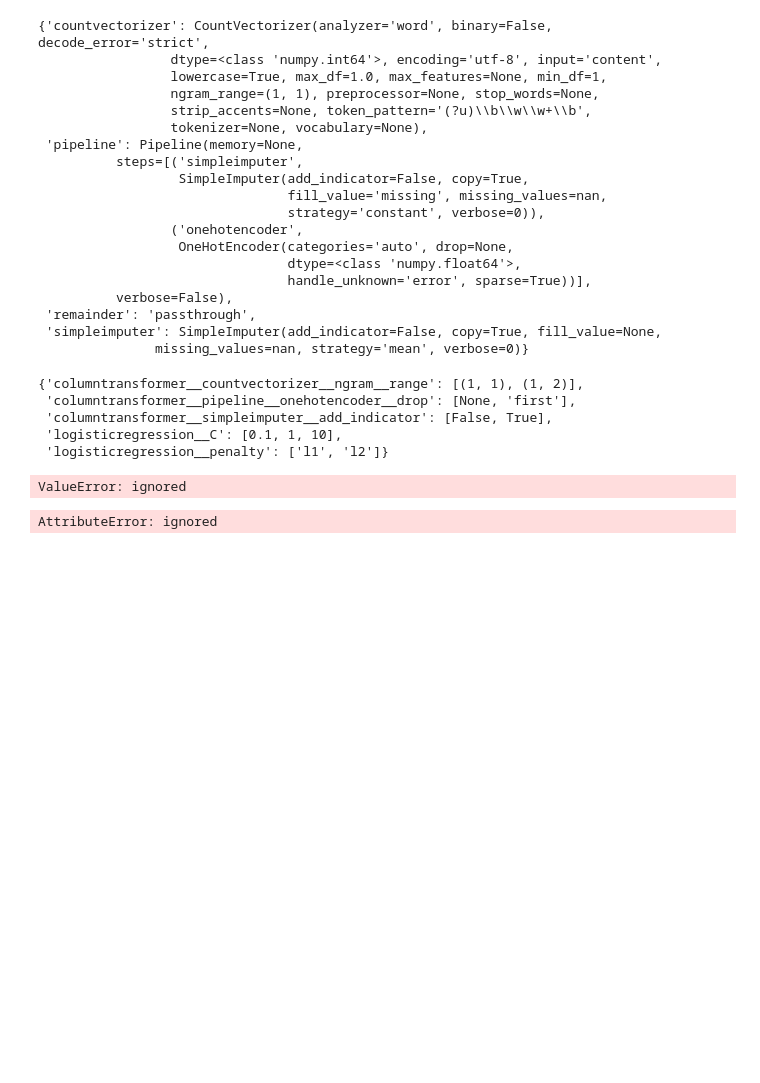
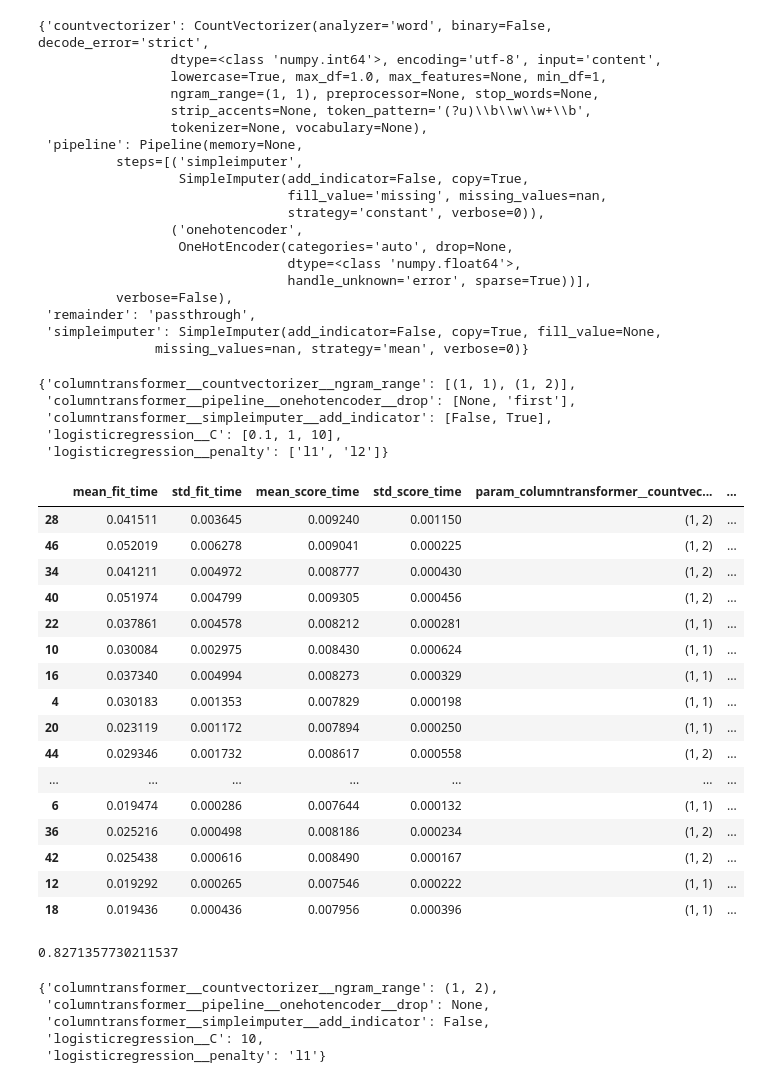
Before and after one commit to pranjalchaubey/Deep-Learning-Notes, a Jupyter notebook: Kevin's Data Science Class Notes/Kevin_Class_1_and_2_Code_with_Notes.ipynb, the cells around one changed output. Saved outputs shown, nothing was run; the diff lists cells and outputs as text; code cells hidden in the pictures; blank space fills up the shorter version.

Commit message:
fix: params typo in the last section

```diff
--- a/Kevin's Data Science Class Notes/Kevin_Class_1_and_2_Code_with_Notes.ipynb
+++ b/Kevin's Data Science Class Notes/Kevin_Class_1_and_2_Code_with_Notes.ipynb
@@ -874,13 +872,13 @@ pipe.named_steps.columntransformer.named_transformers_
                missing_values=nan, strategy='mean', verbose=0)}
 # %%
 params['columntransformer__pipeline__onehotencoder__drop'] = [None, 'first']
-params['columntransformer__countvectorizer__ngram__range'] = [(1,1), (1,2)]
+params['columntransformer__countvectorizer__ngram_range'] = [(1,1), (1,2)]
 params['columntransformer__simpleimputer__add_indicator'] = [False, True]
 params
 # We can name the pipelines to make this shorter, but in nested pipelines,
 # its going to be chaos anyway
 # %% [output]
-{'columntransformer__countvectorizer__ngram__range': [(1, 1), (1, 2)],
+{'columntransformer__countvectorizer__ngram_range': [(1, 1), (1, 2)],
  'columntransformer__pipeline__onehotencoder__drop': [None, 'first'],
  'columntransformer__simpleimputer__add_indicator': [False, True],
  'logisticregression__C': [0.1, 1, 10],
@@ -888,9 +886,28 @@ params
 # %%
 grid = GridSearchCV(pipe, params, cv=5, scoring='accuracy')
 grid.fit(X, y);
-# %% [output]
-ValueError: ignored
+# %%
+results = pd.DataFrame(grid.cv_results_)
+results.sort_values('rank_test_score')
+# %% [output]
+|  | mean_fit_time | std_fit_time | mean_score_time | std_score_time | param_columntransformer__countvec... | ... |
+| 28 | 0.041511 | 0.003645 | 0.009240 | 0.001150 | (1, 2) | ... |
+| 46 | 0.052019 | 0.006278 | 0.009041 | 0.000225 | (1, 2) | ... |
+| 34 | 0.041211 | 0.004972 | 0.008777 | 0.000430 | (1, 2) | ... |
+| 40 | 0.051974 | 0.004799 | 0.009305 | 0.000456 | (1, 2) | ... |
+| 22 | 0.037861 | 0.004578 | 0.008212 | 0.000281 | (1, 1) | ... |
+| 10 | 0.030084 | 0.002975 | 0.008430 | 0.000624 | (1, 1) | ... |
+| 16 | 0.037340 | 0.004994 | 0.008273 | 0.000329 | (1, 1) | ... |
+| 4 | 0.030183 | 0.001353 | 0.007829 | 0.000198 | (1, 1) | ... |
+| 20 | 0.023119 | 0.001172 | 0.007894 | 0.000250 | (1, 1) | ... |
+| 44 | 0.029346 | 0.001732 | 0.008617 | 0.000558 | (1, 2) | ... |
+| ... | ... | ... | ... | ... | ... | ... |
+| 6 | 0.019474 | 0.000286 | 0.007644 | 0.000132 | (1, 1) | ... |
+| 36 | 0.025216 | 0.000498 | 0.008186 | 0.000234 | (1, 2) | ... |
+| 42 | 0.025438 | 0.000616 | 0.008490 | 0.000167 | (1, 2) | ... |
+| 12 | 0.019292 | 0.000265 | 0.007546 | 0.000222 | (1, 1) | ... |
+| 18 | 0.019436 | 0.000436 | 0.007956 | 0.000396 | (1, 1) | ... |
 # %%
-grid.best_s
+grid.best_score_
 # %% [output]
-AttributeError: ignored
+0.8271357730211537
@@ -898,0 +914,8 @@ grid.predict(X_new)
+# %%
+grid.best_params_
+# %% [output]
+{'columntransformer__countvectorizer__ngram_range': (1, 2),
+ 'columntransformer__pipeline__onehotencoder__drop': None,
+ 'columntransformer__simpleimputer__add_indicator': False,
+ 'logisticregression__C': 10,
+ 'logisticregression__penalty': 'l1'}
```
Also changed, not shown: parts of 5 cells of this notebook.
